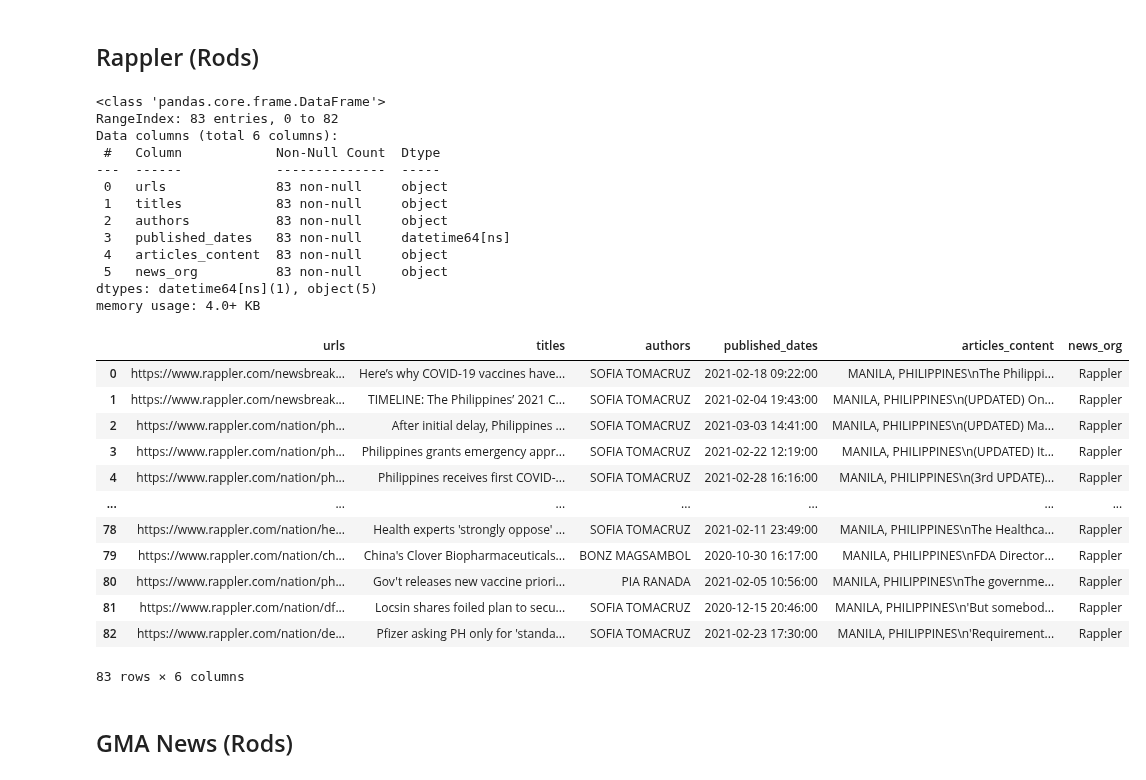
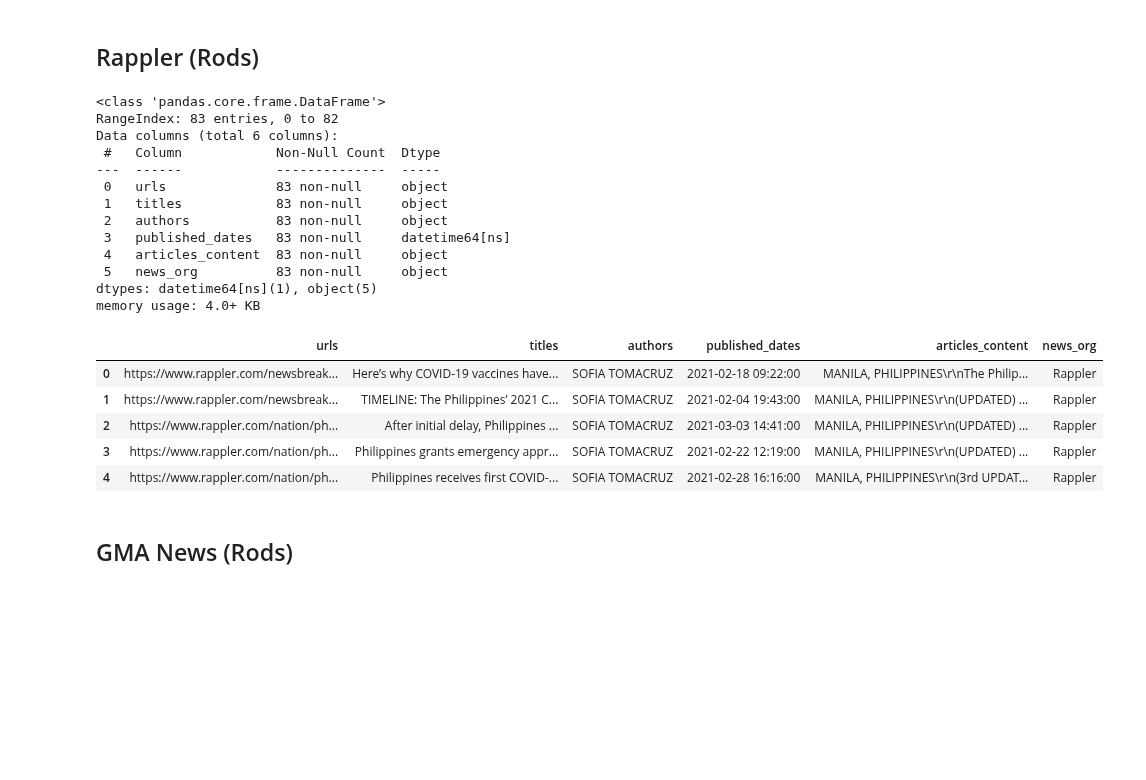
Before and after one commit to babybunso/team-sasa, a Jupyter notebook: sprint4project/1_combine_and_clean.ipynb, the cells around one changed output. Saved outputs shown, nothing was run; the diff lists cells and outputs as text; code cells hidden in the pictures; blank space fills up the shorter version.

Commit message:
Update for Combined and Cleaned
Remaining websites: Philippine Star, The Manila Times, Inquirer, Philippine News Agency

```diff
--- a/sprint4project/1_combine_and_clean.ipynb
+++ b/sprint4project/1_combine_and_clean.ipynb
@@ -6,35 +6,28 @@ import numpy as np
 # %%
 df_rappler = pd.read_csv('datasets/rappler.csv')
 df_rappler['published_dates'] = pd.to_datetime(df_rappler['published_dates'])
 df_rappler.info()
-df_rappler
+df_rappler.head()
 # %% [output]
 <class 'pandas.core.frame.DataFrame'>
 RangeIndex: 83 entries, 0 to 82
 Data columns (total 6 columns):
  #   Column            Non-Null Count  Dtype
 ---  ------            --------------  -----
  0   urls              83 non-null     object
  1   titles            83 non-null     object
  2   authors           83 non-null     object
  3   published_dates   83 non-null     datetime64[ns]
  4   articles_content  83 non-null     object
  5   news_org          83 non-null     object
 dtypes: datetime64[ns](1), object(5)
 memory usage: 4.0+ KB
 |  | urls | titles | authors | published_dates | articles_content | news_org |
-| 0 | https://www.rappler.com/newsbreak... | Here’s why COVID-19 vaccines have... | SOFIA TOMACRUZ | 2021-02-18 09:22:00 | MANILA, PHILIPPINES\nThe Philippi... | Rappler |
-| 1 | https://www.rappler.com/newsbreak... | TIMELINE: The Philippines’ 2021 C... | SOFIA TOMACRUZ | 2021-02-04 19:43:00 | MANILA, PHILIPPINES\n(UPDATED) On... | Rappler |
-| 2 | https://www.rappler.com/nation/ph... | After initial delay, Philippines ... | SOFIA TOMACRUZ | 2021-03-03 14:41:00 | MANILA, PHILIPPINES\n(UPDATED) Ma... | Rappler |
-| 3 | https://www.rappler.com/nation/ph... | Philippines grants emergency appr... | SOFIA TOMACRUZ | 2021-02-22 12:19:00 | MANILA, PHILIPPINES\n(UPDATED) It... | Rappler |
-| 4 | https://www.rappler.com/nation/ph... | Philippines receives first COVID-... | SOFIA TOMACRUZ | 2021-02-28 16:16:00 | MANILA, PHILIPPINES\n(3rd UPDATE)... | Rappler |
-| ... | ... | ... | ... | ... | ... | ... |
-| 78 | https://www.rappler.com/nation/he... | Health experts 'strongly oppose' ... | SOFIA TOMACRUZ | 2021-02-11 23:49:00 | MANILA, PHILIPPINES\nThe Healthca... | Rappler |
-| 79 | https://www.rappler.com/nation/ch... | China's Clover Biopharmaceuticals... | BONZ MAGSAMBOL | 2020-10-30 16:17:00 | MANILA, PHILIPPINES\nFDA Director... | Rappler |
-| 80 | https://www.rappler.com/nation/ph... | Gov't releases new vaccine priori... | PIA RANADA | 2021-02-05 10:56:00 | MANILA, PHILIPPINES\nThe governme... | Rappler |
-| 81 | https://www.rappler.com/nation/df... | Locsin shares foiled plan to secu... | SOFIA TOMACRUZ | 2020-12-15 20:46:00 | MANILA, PHILIPPINES\n'But somebod... | Rappler |
-| 82 | https://www.rappler.com/nation/de... | Pfizer asking PH only for 'standa... | SOFIA TOMACRUZ | 2021-02-23 17:30:00 | MANILA, PHILIPPINES\n'Requirement... | Rappler |
+| 0 | https://www.rappler.com/newsbreak... | Here’s why COVID-19 vaccines have... | SOFIA TOMACRUZ | 2021-02-18 09:22:00 | MANILA, PHILIPPINES\r\nThe Philip... | Rappler |
+| 1 | https://www.rappler.com/newsbreak... | TIMELINE: The Philippines’ 2021 C... | SOFIA TOMACRUZ | 2021-02-04 19:43:00 | MANILA, PHILIPPINES\r\n(UPDATED) ... | Rappler |
+| 2 | https://www.rappler.com/nation/ph... | After initial delay, Philippines ... | SOFIA TOMACRUZ | 2021-03-03 14:41:00 | MANILA, PHILIPPINES\r\n(UPDATED) ... | Rappler |
+| 3 | https://www.rappler.com/nation/ph... | Philippines grants emergency appr... | SOFIA TOMACRUZ | 2021-02-22 12:19:00 | MANILA, PHILIPPINES\r\n(UPDATED) ... | Rappler |
+| 4 | https://www.rappler.com/nation/ph... | Philippines receives first COVID-... | SOFIA TOMACRUZ | 2021-02-28 16:16:00 | MANILA, PHILIPPINES\r\n(3rd UPDAT... | Rappler |
-83 rows × 6 columns
 # %% [markdown]
 ## GMA News (Rods)
 # %%
```
Also changed, not shown: parts of 7 cells of this notebook, 1 other file.
